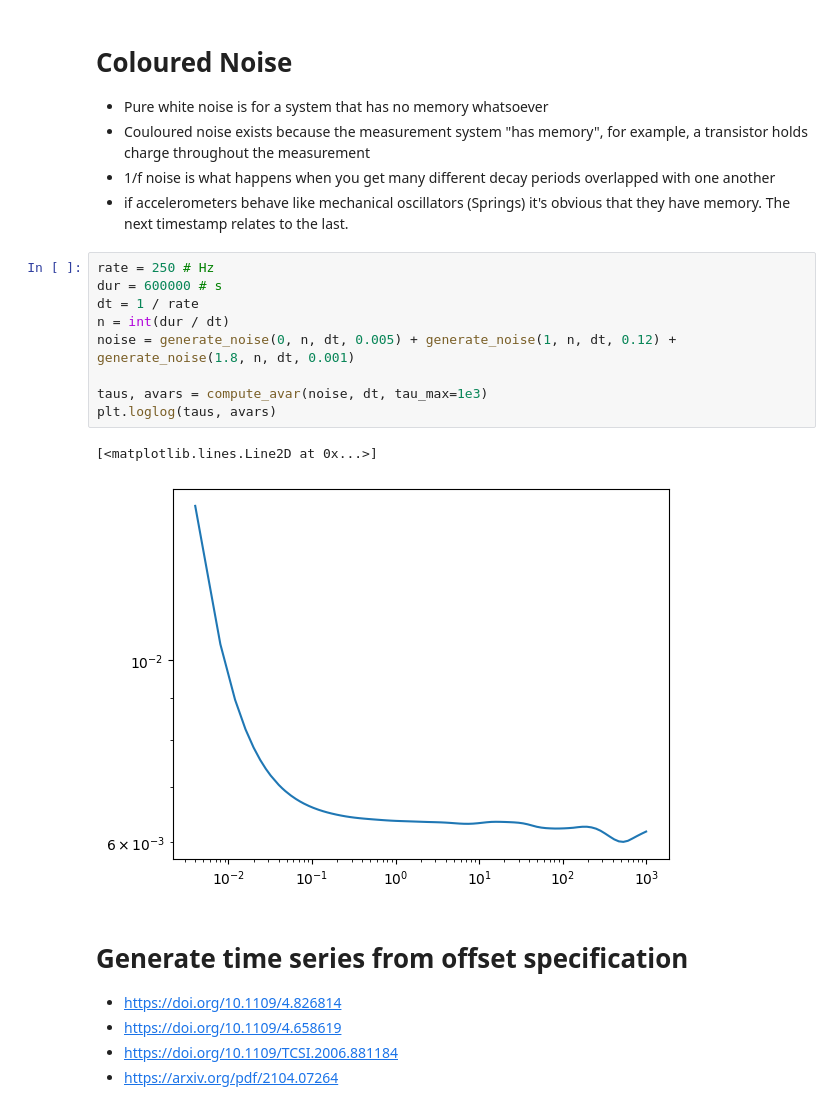
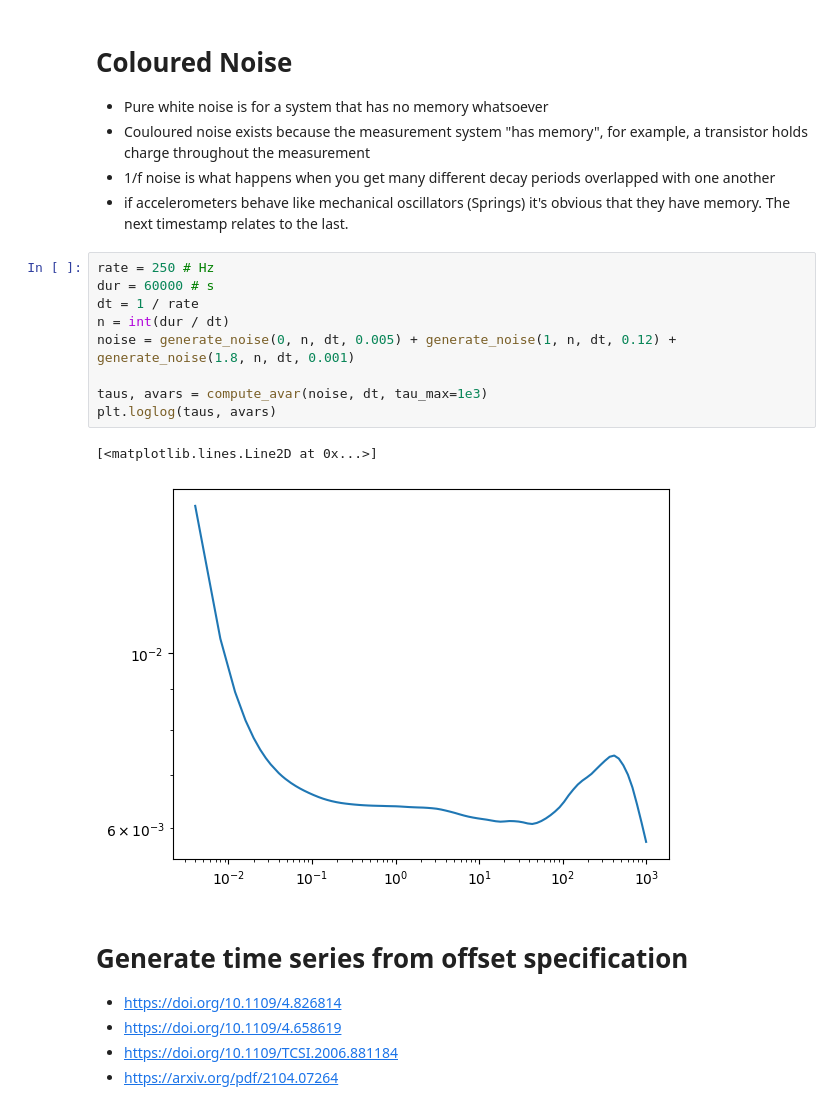
Before and after one commit to raculver/studious-fortnight, a Jupyter notebook: timing/quick_python_tests.ipynb, the cells around one changed output. Cells and saved outputs as stored; diff of their text form.

```diff
--- a/timing/quick_python_tests.ipynb
+++ b/timing/quick_python_tests.ipynb
@@ -164,16 +164,16 @@ plt.legend([0,1,2])
 - if accelerometers behave like mechanical oscillators (Springs) it's obvious that they have memory. The next timestamp relates to the last.
 # %%
 rate = 250 # Hz
-dur = 600000 # s
+dur = 60000 # s
 dt = 1 / rate
 n = int(dur / dt)
 noise = generate_noise(0, n, dt, 0.005) + generate_noise(1, n, dt, 0.12) + generate_noise(1.8, n, dt, 0.001)
 
 taus, avars = compute_avar(noise, dt, tau_max=1e3)
 plt.loglog(taus, avars)
 # %% [output]
 [<matplotlib.lines.Line2D at 0x...>]
-[figure, old version]
+[figure, new version]
 # %% [markdown]
 # Generate time series from offset specification
 - https://doi.org/10.1109/4.826814
```
Also changed, not shown: parts of 12 cells of this notebook.
